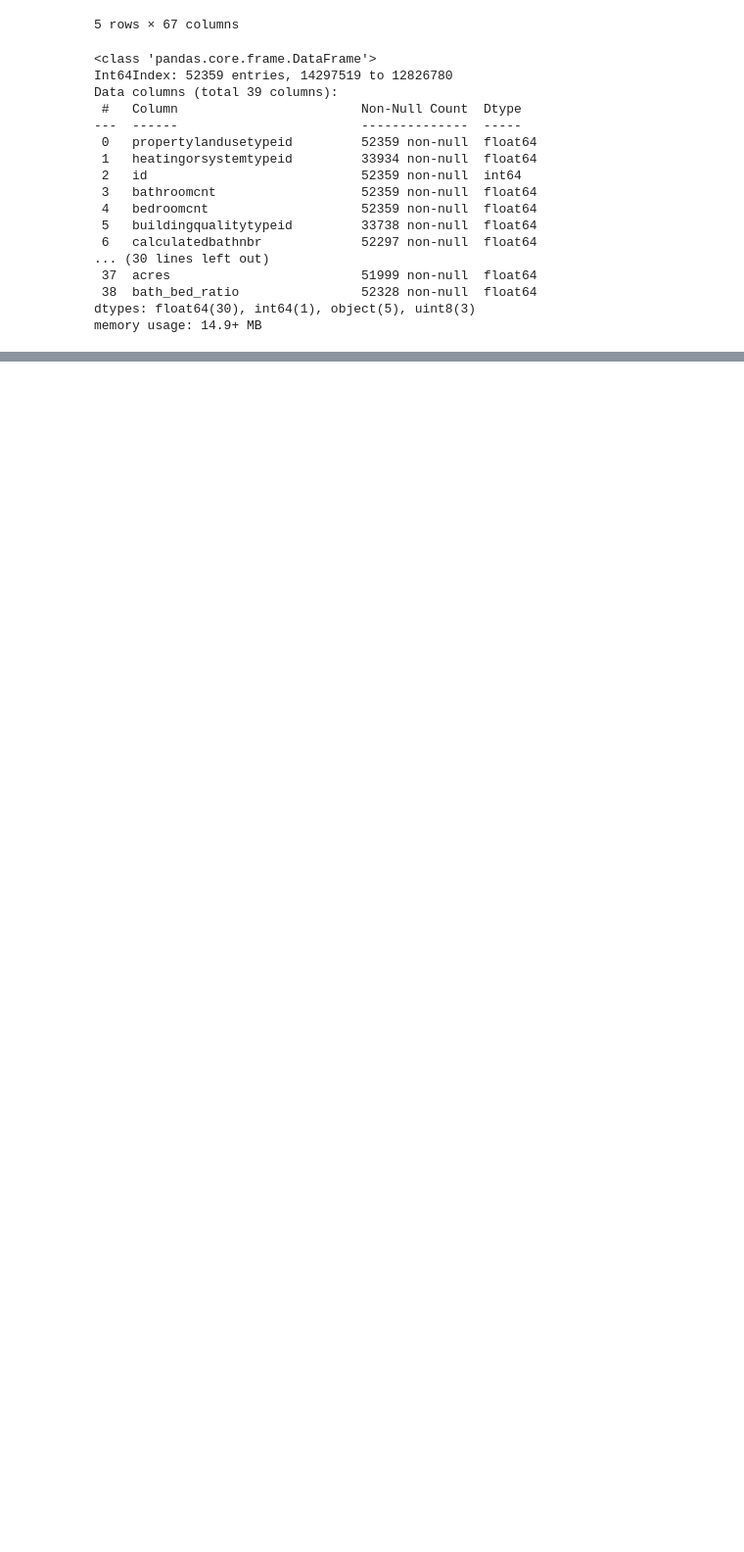
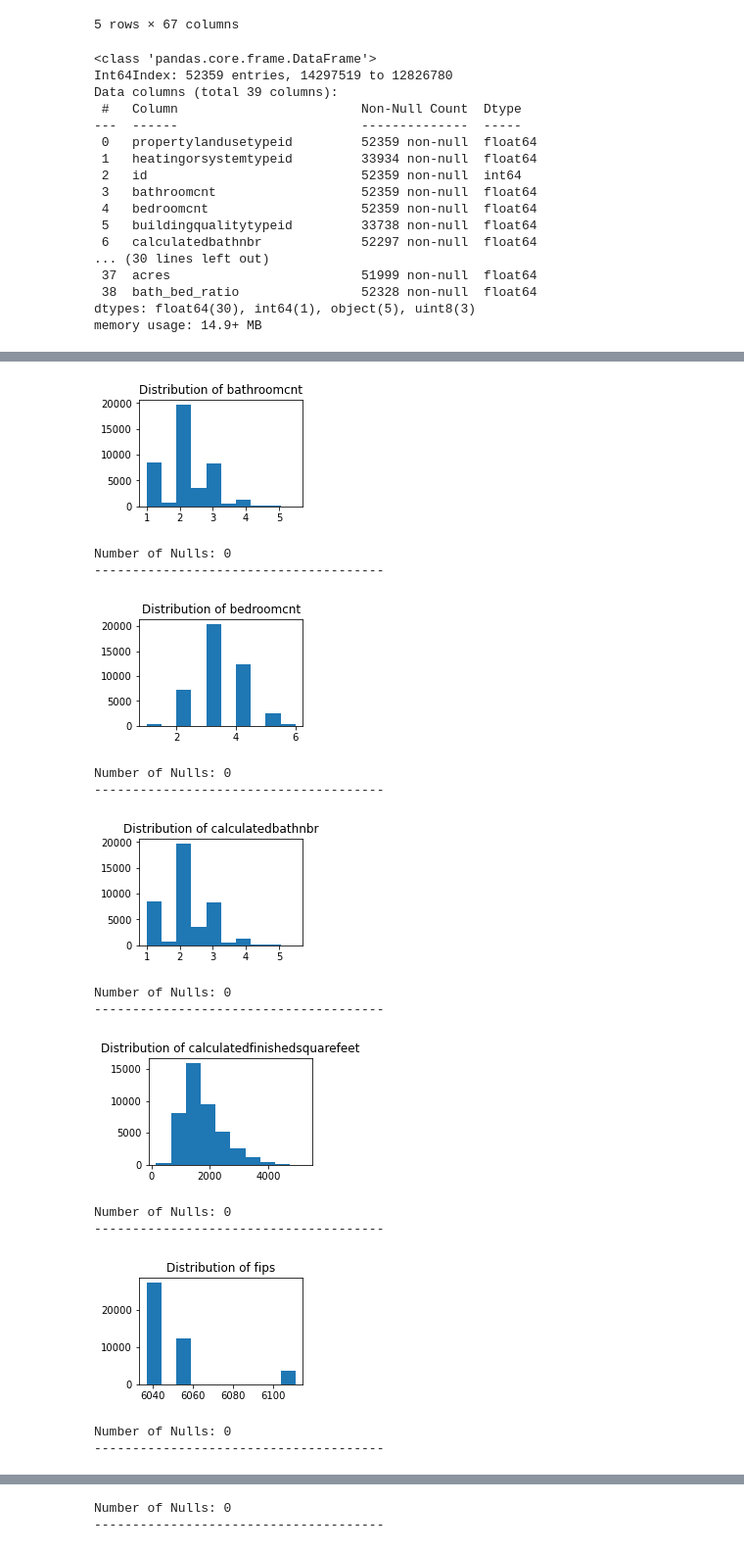
Before and after one commit to Tyler-Applegate/zillow-clustering-project, a Jupyter notebook: prepare.ipynb, the cells around one changed output, grey strips where cells are left out. Shown at 98% size. Drawn from its saved outputs; the diff is of its cells as text; code cells hidden in the pictures; blank space fills up the shorter version.

Commit message:
updated functions, added comments

```diff
--- a/prepare.ipynb
+++ b/prepare.ipynb
@@ -119,0 +133,35 @@ memory usage: 10.9+ MB
+# %%
+# put in explore module
+def plot_variable_dist(df, figsize = (3,2)):
+    '''
+    This function is for exploring. Takes in a dataframe with variables you would like to see the distribution of.
+    Input the dataframe (either fully, or using .drop) with ONLY the columns you want to see plotted.
+    Optional argument figsize. Default it's small.
+    BTW if you just put list(df) it pulls out only the column names
+    '''
+    # loop through columns and use seaborn to plot distributions
+    for col in list(df):
+            plt.figure(figsize=figsize)
+            plt.hist(data = df, x = col)
+            plt.title(f'Distribution of {col}')
+            plt.show()
+            print(f'Number of Nulls: {df[col].isnull().sum()}')
+            print('--------------------------------------')
+# %%
+plot_variable_dist(df)
+# %% [output]
+[figure, added]
+Number of Nulls: 0
+--------------------------------------
+[figure, added]
+Number of Nulls: 0
+--------------------------------------
+[figure, added]
+Number of Nulls: 0
+--------------------------------------
+[figure, added]
+Number of Nulls: 0
+--------------------------------------
+[figure, added]
+Number of Nulls: 0
+--------------------------------------
@@ -119,0 +169,2 @@ memory usage: 10.9+ MB
+Number of Nulls: 0
+--------------------------------------
```
Also changed, not shown: parts of 9 cells of this notebook, 1 other file.
